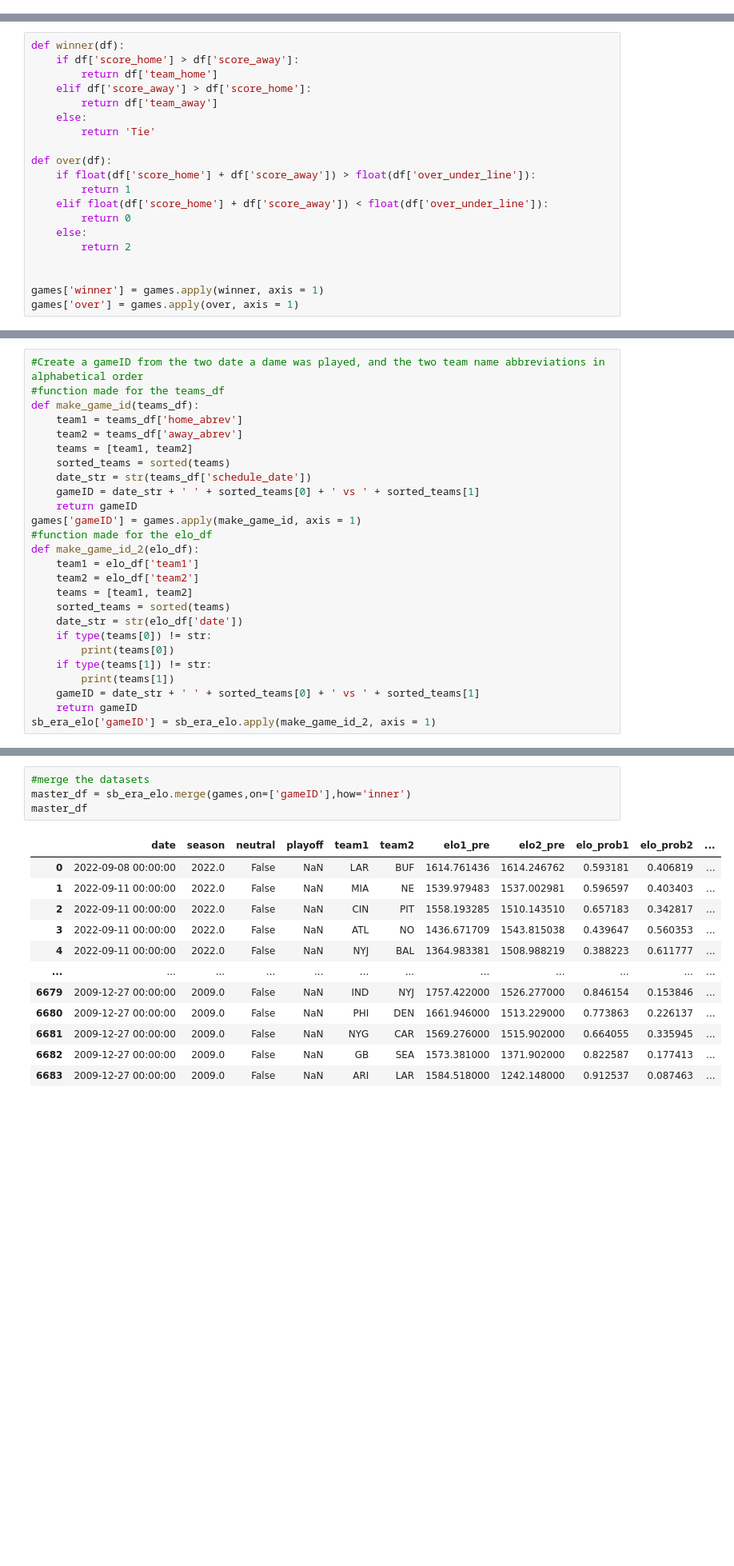
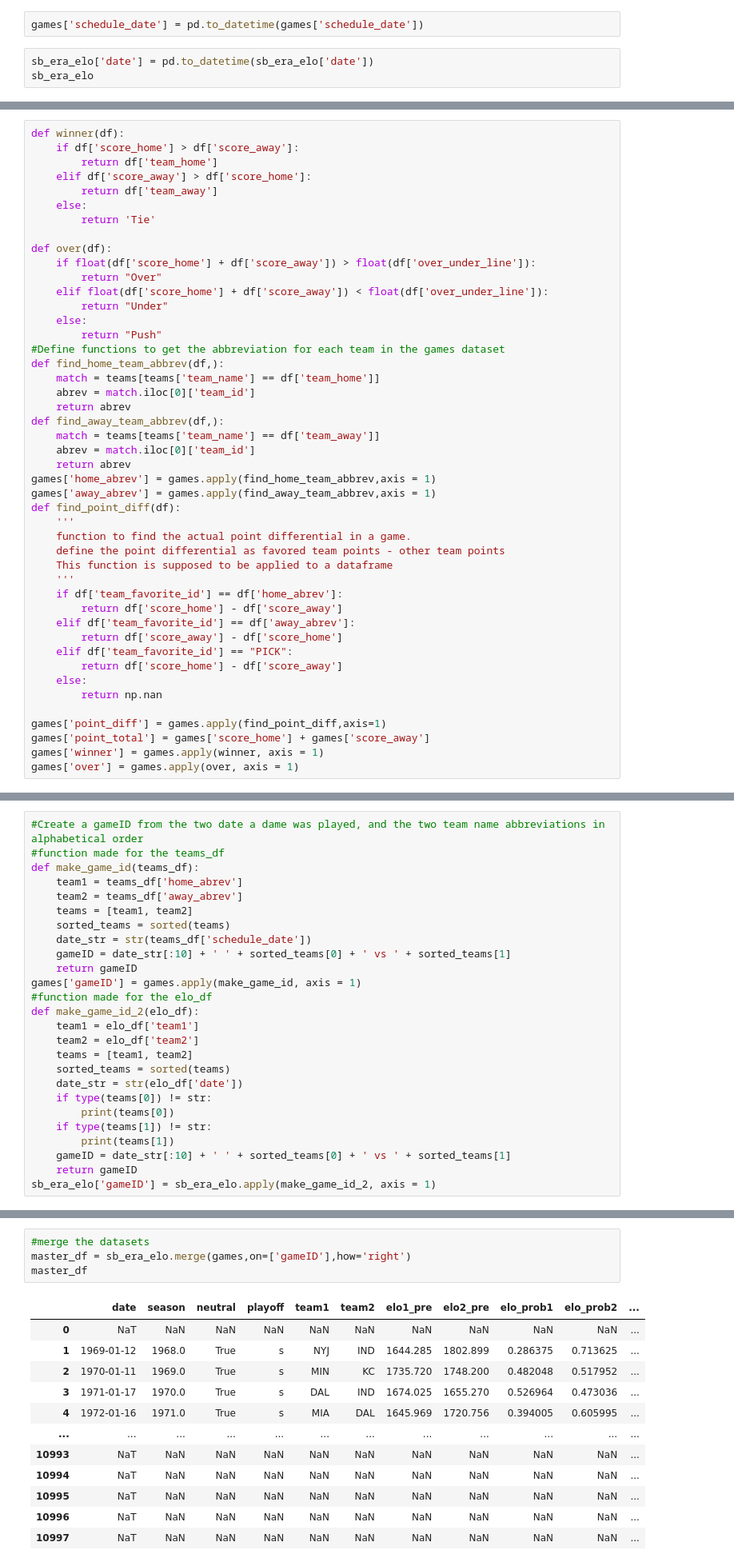
Before and after one commit to JonathanSears1/JonathanSears1.github.io, a Jupyter notebook: Beat-The-Books.ipynb, the cells around one changed output, grey strips where cells are left out. Shown at 80% size. Drawn from its saved outputs; the diff is of its cells as text; blank space fills up the shorter version.

```diff
--- a/Beat-The-Books.ipynb
+++ b/Beat-The-Books.ipynb
@@ -119,3 +130,8 @@ sb_era_elo.dropna(subset = ['team1','team2','date','elo1_pre','elo2_pre'],inplac
 #Lets also drop games without betting data from the scores dataset
 games.dropna(subset='spread_favorite', inplace=True)
 games.dropna(subset='over_under_line', inplace=True)
+# %%
+games['schedule_date'] = pd.to_datetime(games['schedule_date'])
+# %%
+sb_era_elo['date'] = pd.to_datetime(sb_era_elo['date'])
+sb_era_elo
@@ -133,13 +163,39 @@ def winner(df):
 
 def over(df):
     if float(df['score_home'] + df['score_away']) > float(df['over_under_line']):
-        return 1
+        return "Over"
     elif float(df['score_home'] + df['score_away']) < float(df['over_under_line']):
-        return 0
+        return "Under"
     else:
-        return 2
+        return "Push"
+#Define functions to get the abbreviation for each team in the games dataset
+def find_home_team_abbrev(df,):
+    match = teams[teams['team_name'] == df['team_home']]
+    abrev = match.iloc[0]['team_id']
+    return abrev
+def find_away_team_abbrev(df,):
+    match = teams[teams['team_name'] == df['team_away']]
+    abrev = match.iloc[0]['team_id']
+    return abrev
+games['home_abrev'] = games.apply(find_home_team_abbrev,axis = 1)
+games['away_abrev'] = games.apply(find_away_team_abbrev,axis = 1)
+def find_point_diff(df):
+    '''
+    function to find the actual point differential in a game.
+    define the point differential as favored team points - other team points
+    This function is supposed to be applied to a dataframe
+    '''
+    if df['team_favorite_id'] == df['home_abrev']:
+        return df['score_home'] - df['score_away']
+    elif df['team_favorite_id'] == df['away_abrev']:
+        return df['score_away'] - df['score_home']
+    elif df['team_favorite_id'] == "PICK":
+        return df['score_home'] - df['score_away']
+    else:
+        return np.nan
 
-
+games['point_diff'] = games.apply(find_point_diff,axis=1)
+games['point_total'] = games['score_home'] + games['score_away']
 games['winner'] = games.apply(winner, axis = 1)
 games['over'] = games.apply(over, axis = 1)
 # %% [markdown]
@@ -167,7 +211,7 @@ def make_game_id(teams_df):
     teams = [team1, team2]
     sorted_teams = sorted(teams)
     date_str = str(teams_df['schedule_date'])
-    gameID = date_str + ' ' + sorted_teams[0] + ' vs ' + sorted_teams[1]
+    gameID = date_str[:10] + ' ' + sorted_teams[0] + ' vs ' + sorted_teams[1]
     return gameID
 games['gameID'] = games.apply(make_game_id, axis = 1)
 #function made for the elo_df
@@ -181,25 +225,25 @@ def make_game_id_2(elo_df):
         print(teams[0])
     if type(teams[1]) != str:
         print(teams[1])
-    gameID = date_str + ' ' + sorted_teams[0] + ' vs ' + sorted_teams[1]
+    gameID = date_str[:10] + ' ' + sorted_teams[0] + ' vs ' + sorted_teams[1]
     return gameID
 sb_era_elo['gameID'] = sb_era_elo.apply(make_game_id_2, axis = 1)
 # %% [markdown]
 Now, we merge!
 # %%
 #merge the datasets
-master_df = sb_era_elo.merge(games,on=['gameID'],how='inner')
+master_df = sb_era_elo.merge(games,on=['gameID'],how='right')
 master_df
 # %% [output]
 |  | date | season | neutral | playoff | team1 | team2 | elo1_pre | elo2_pre | elo_prob1 | elo_prob2 | ... |
-| 0 | 2022-09-08 00:00:00 | 2022.0 | False | NaN | LAR | BUF | 1614.761436 | 1614.246762 | 0.593181 | 0.406819 | ... |
-| 1 | 2022-09-11 00:00:00 | 2022.0 | False | NaN | MIA | NE | 1539.979483 | 1537.002981 | 0.596597 | 0.403403 | ... |
-| 2 | 2022-09-11 00:00:00 | 2022.0 | False | NaN | CIN | PIT | 1558.193285 | 1510.143510 | 0.657183 | 0.342817 | ... |
-| 3 | 2022-09-11 00:00:00 | 2022.0 | False | NaN | ATL | NO | 1436.671709 | 1543.815038 | 0.439647 | 0.560353 | ... |
-| 4 | 2022-09-11 00:00:00 | 2022.0 | False | NaN | NYJ | BAL | 1364.983381 | 1508.988219 | 0.388223 | 0.611777 | ... |
+| 0 | NaT | NaN | NaN | NaN | NaN | NaN | NaN | NaN | NaN | NaN | ... |
+| 1 | 1969-01-12 | 1968.0 | True | s | NYJ | IND | 1644.285 | 1802.899 | 0.286375 | 0.713625 | ... |
+| 2 | 1970-01-11 | 1969.0 | True | s | MIN | KC | 1735.720 | 1748.200 | 0.482048 | 0.517952 | ... |
+| 3 | 1971-01-17 | 1970.0 | True | s | DAL | IND | 1674.025 | 1655.270 | 0.526964 | 0.473036 | ... |
+| 4 | 1972-01-16 | 1971.0 | True | s | MIA | DAL | 1645.969 | 1720.756 | 0.394005 | 0.605995 | ... |
 | ... | ... | ... | ... | ... | ... | ... | ... | ... | ... | ... | ... |
-| 6679 | 2009-12-27 00:00:00 | 2009.0 | False | NaN | IND | NYJ | 1757.422000 | 1526.277000 | 0.846154 | 0.153846 | ... |
-| 6680 | 2009-12-27 00:00:00 | 2009.0 | False | NaN | PHI | DEN | 1661.946000 | 1513.229000 | 0.773863 | 0.226137 | ... |
-| 6681 | 2009-12-27 00:00:00 | 2009.0 | False | NaN | NYG | CAR | 1569.276000 | 1515.902000 | 0.664055 | 0.335945 | ... |
-| 6682 | 2009-12-27 00:00:00 | 2009.0 | False | NaN | GB | SEA | 1573.381000 | 1371.902000 | 0.822587 | 0.177413 | ... |
-| 6683 | 2009-12-27 00:00:00 | 2009.0 | False | NaN | ARI | LAR | 1584.518000 | 1242.148000 | 0.912537 | 0.087463 | ... |
+| 10993 | NaT | NaN | NaN | NaN | NaN | NaN | NaN | NaN | NaN | NaN | ... |
+| 10994 | NaT | NaN | NaN | NaN | NaN | NaN | NaN | NaN | NaN | NaN | ... |
+| 10995 | NaT | NaN | NaN | NaN | NaN | NaN | NaN | NaN | NaN | NaN | ... |
+| 10996 | NaT | NaN | NaN | NaN | NaN | NaN | NaN | NaN | NaN | NaN | ... |
+| 10997 | NaT | NaN | NaN | NaN | NaN | NaN | NaN | NaN | NaN | NaN | ... |
```
Also changed, not shown: parts of 73 cells of this notebook, 1 other file.
